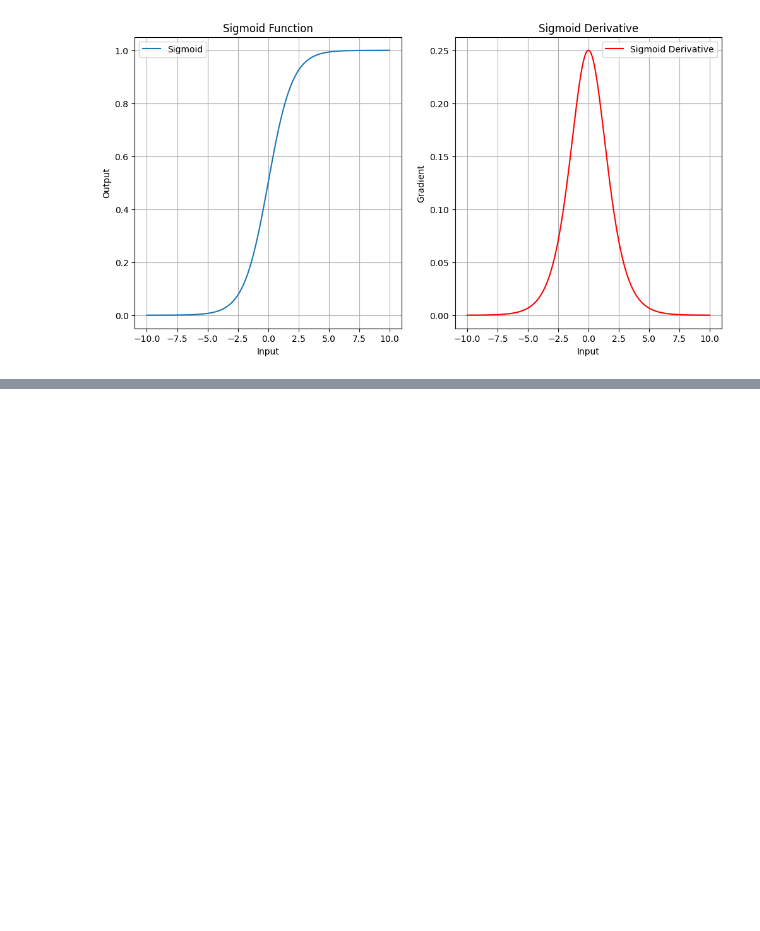
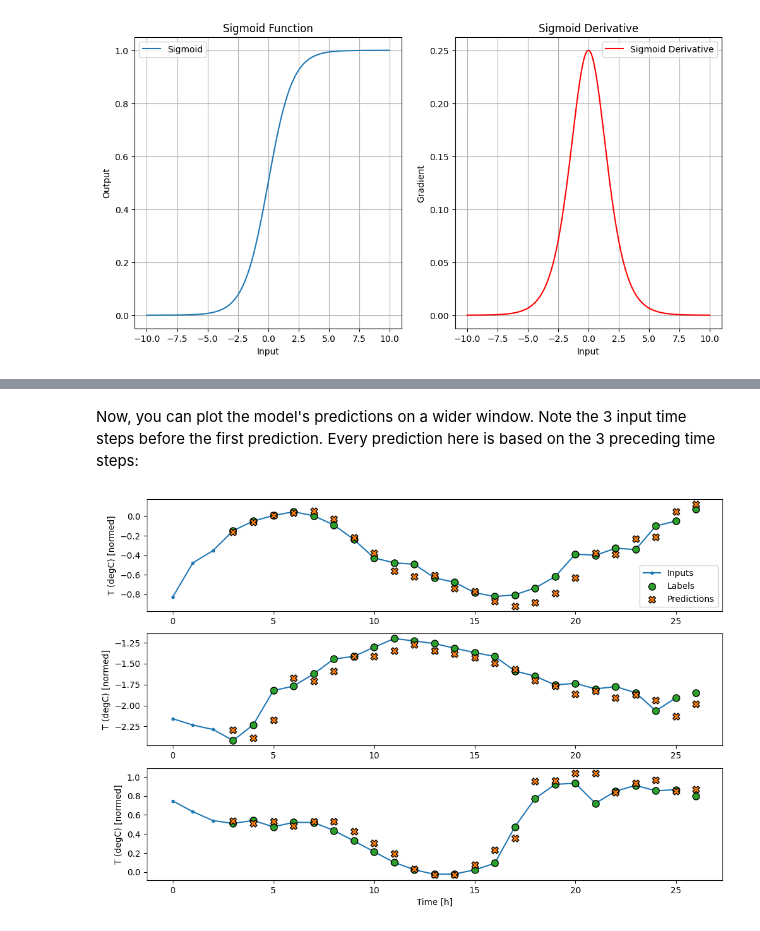
Before and after one commit to alexturnbull/DataSci, a Jupyter notebook: ML/Tensorflow/TimeSeriesForcasting/Tensorflow_model_comp.ipynb, the cells around one changed output, grey strips where cells are left out. Cells and saved outputs as stored; diff of their text form; code cells hidden in the pictures; blank space fills up the shorter version.

```diff
--- a/ML/Tensorflow/TimeSeriesForcasting/Tensorflow_model_comp.ipynb
+++ b/ML/Tensorflow/TimeSeriesForcasting/Tensorflow_model_comp.ipynb
@@ -825,0 +986,8 @@ def compile_and_fit(model, window, patience=2):
+# %%
+conv_model = tf.keras.Sequential([
+    tf.keras.layers.Conv1D(filters=32,
+                           kernel_size=(CONV_WIDTH,),
+                           activation='relu'),
+    tf.keras.layers.Dense(units=32, activation='relu'),
+    tf.keras.layers.Dense(units=1),
+])
@@ -868,0 +1026,10 @@ Sometimes the model doesn't even place the most weight on the input T (degC). Th
+# %%
+LABEL_WIDTH = 24
+INPUT_WIDTH = LABEL_WIDTH + (CONV_WIDTH - 1)
+wide_conv_window = WindowGenerator(
+    input_width=INPUT_WIDTH,
+    label_width=LABEL_WIDTH,
+    shift=1,
+    label_columns=['T (degC)'])
+
+wide_conv_window
@@ -868,0 +1042,6 @@ Sometimes the model doesn't even place the most weight on the input T (degC). Th
+# %% [markdown]
+Now, you can plot the model's predictions on a wider window. Note the 3 input time steps before the first prediction. Every prediction here is based on the 3 preceding time steps:
+# %%
+wide_conv_window.plot(conv_model)
+# %% [output]
+[figure, added]
```
Also changed, not shown: parts of 41 cells of this notebook.
